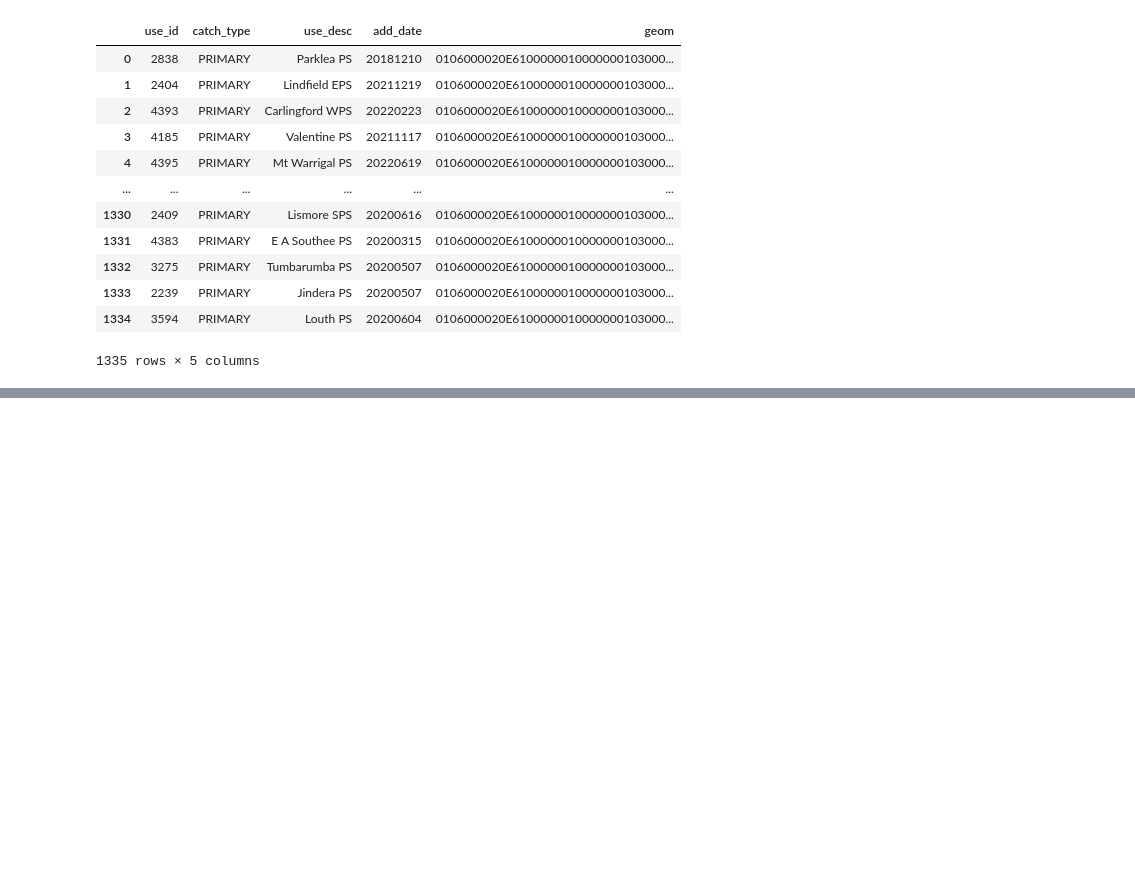
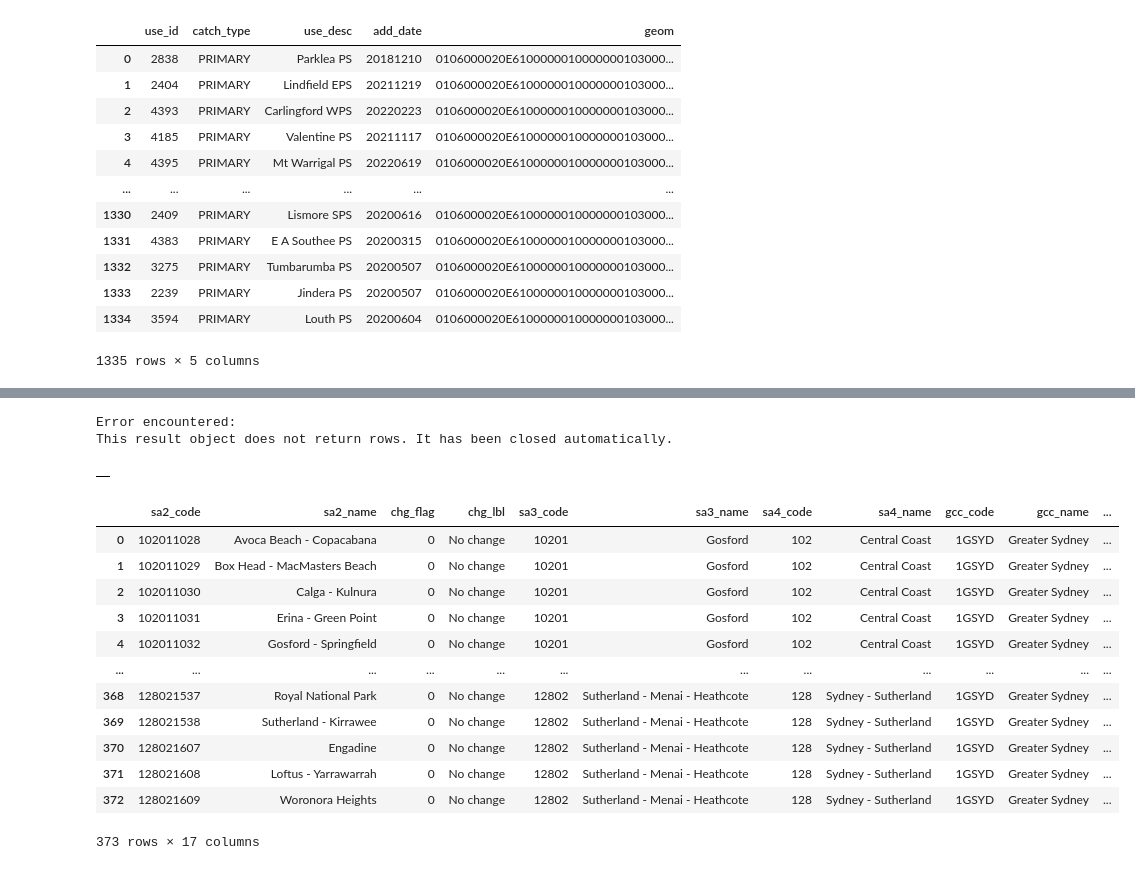
Before and after one commit to joshuahallam127/DATA2901_Assign, a Jupyter notebook: main.ipynb, the cells around one changed output, grey strips where cells are left out. Saved outputs shown, nothing was run; the diff lists cells and outputs as text; code cells hidden in the pictures; blank space fills up the shorter version.

Commit message:
creating z_score table

```diff
--- a/main.ipynb
+++ b/main.ipynb
@@ -1249,0 +1353,37 @@ query(conn, "SELECT * FROM prim")
+# %%
+sql = """
+DROP TABLE IF EXISTS resourced_neighborhoods;
+CREATE TABLE resourced_neighborhoods (
+    sa2_code INTEGER PRIMARY KEY,
+    z_retail FLOAT,
+    z_health FLOAT,
+    z_stops FLOAT,
+    z_polls FLOAT,
+    z_schools FLOAT
+);
+"""
+query(conn, sql)
+# %% [output]
+Error encountered:
+This result object does not return rows. It has been closed automatically.
+|  |
+# %%
+sql = """
+INSERT INTO resourced_neighborhoods (sa2_code)
+SELECT sa2_code FROM regions;
+"""
+query(conn, sql)
+# %% [output]
+|  | sa2_code | sa2_name | chg_flag | chg_lbl | sa3_code | sa3_name | sa4_code | sa4_name | gcc_code | gcc_name | ... |
+| 0 | 102011028 | Avoca Beach - Copacabana | 0 | No change | 10201 | Gosford | 102 | Central Coast | 1GSYD | Greater Sydney | ... |
+| 1 | 102011029 | Box Head - MacMasters Beach | 0 | No change | 10201 | Gosford | 102 | Central Coast | 1GSYD | Greater Sydney | ... |
+| 2 | 102011030 | Calga - Kulnura | 0 | No change | 10201 | Gosford | 102 | Central Coast | 1GSYD | Greater Sydney | ... |
+| 3 | 102011031 | Erina - Green Point | 0 | No change | 10201 | Gosford | 102 | Central Coast | 1GSYD | Greater Sydney | ... |
+| 4 | 102011032 | Gosford - Springfield | 0 | No change | 10201 | Gosford | 102 | Central Coast | 1GSYD | Greater Sydney | ... |
+| ... | ... | ... | ... | ... | ... | ... | ... | ... | ... | ... | ... |
+| 368 | 128021537 | Royal National Park | 0 | No change | 12802 | Sutherland - Menai - Heathcote | 128 | Sydney - Sutherland | 1GSYD | Greater Sydney | ... |
+| 369 | 128021538 | Sutherland - Kirrawee | 0 | No change | 12802 | Sutherland - Menai - Heathcote | 128 | Sydney - Sutherland | 1GSYD | Greater Sydney | ... |
+| 370 | 128021607 | Engadine | 0 | No change | 12802 | Sutherland - Menai - Heathcote | 128 | Sydney - Sutherland | 1GSYD | Greater Sydney | ... |
+| 371 | 128021608 | Loftus - Yarrawarrah | 0 | No change | 12802 | Sutherland - Menai - Heathcote | 128 | Sydney - Sutherland | 1GSYD | Greater Sydney | ... |
+| 372 | 128021609 | Woronora Heights | 0 | No change | 12802 | Sutherland - Menai - Heathcote | 128 | Sydney - Sutherland | 1GSYD | Greater Sydney | ... |
+373 rows × 17 columns
```
Also changed, not shown: parts of 7 cells of this notebook.
